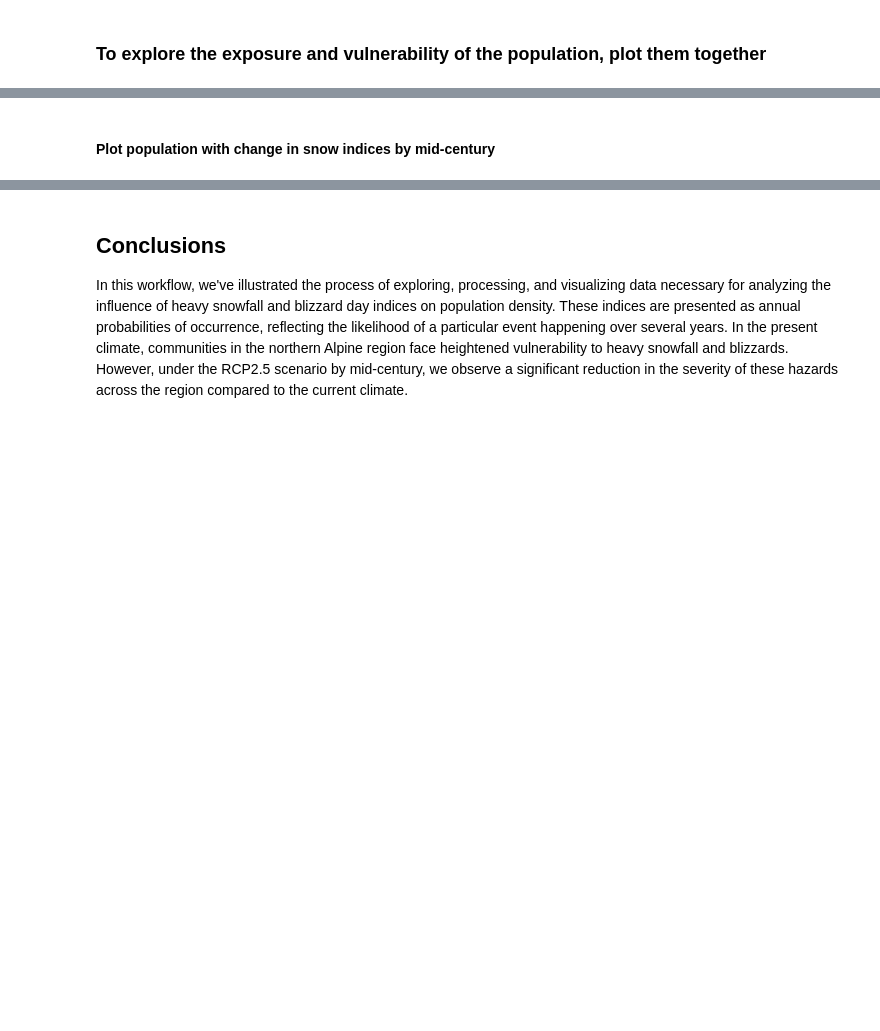
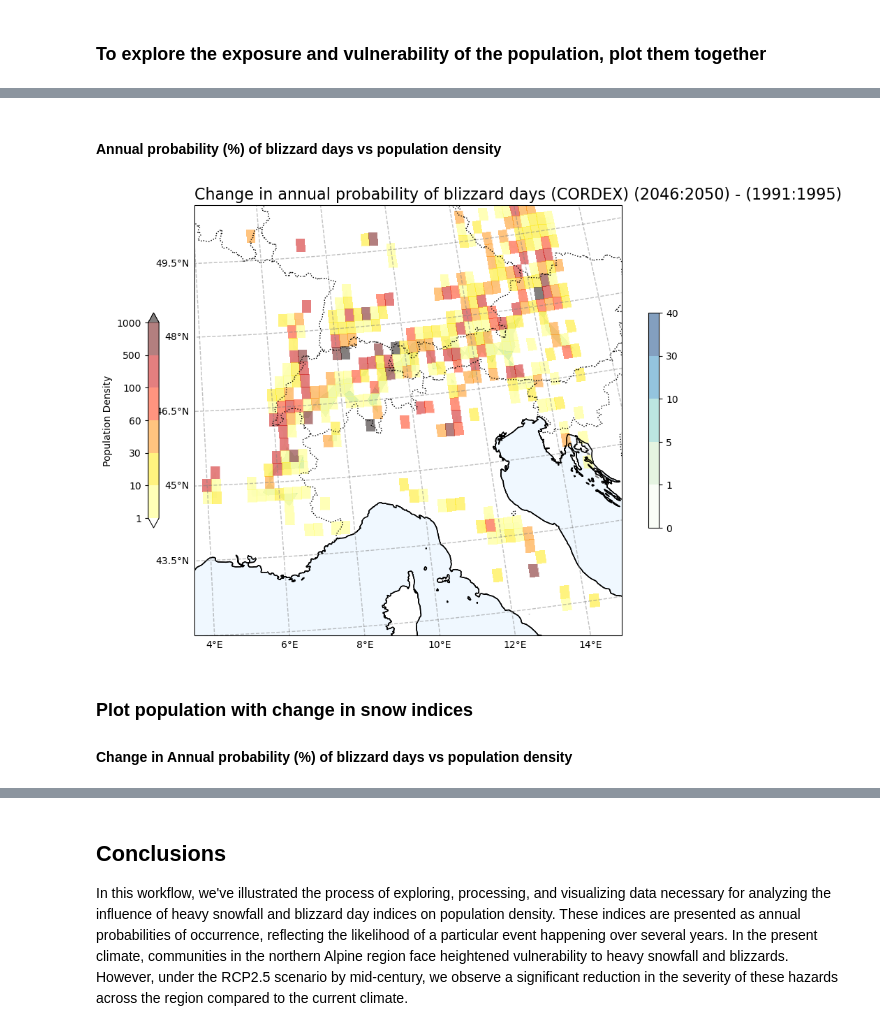
Before and after one commit to CLIMAAX/SNOW, a Jupyter notebook: 01_Heavy_snowfall_and_blizzards/Risk_assessment_SNOW_BLIZZARDS.ipynb, the cells around one changed output, grey strips where cells are left out. Saved outputs shown, nothing was run; the diff lists cells and outputs as text; code cells hidden in the pictures; blank space fills up the shorter version.

```diff
--- a/01_Heavy_snowfall_and_blizzards/Risk_assessment_SNOW_BLIZZARDS.ipynb
+++ b/01_Heavy_snowfall_and_blizzards/Risk_assessment_SNOW_BLIZZARDS.ipynb
@@ -495,24 +505,30 @@ plot_overlay_map(var1, var2, V1_p_levels, V2_p_levels, V1_cmap, V2_cmap, Tit1, V
+# %% [markdown]
+#### Annual probability (%) of blizzard days vs population density
 # %%
 population_masked_Blizard = population_masked_Blizard.rename({'longitude': 'lon','latitude': 'lat'})
 
 var1 = np.squeeze(SelArea_blizard_ind_masked)
 var2 = np.squeeze(population_masked_Blizard)
 
 V1_p_levels = [0, 1, 5, 10, 30, 40]
 V2_p_levels =  [1, 10, 30, 60, 100, 500, 1000]
 
 V1_cmap = "GnBu"
 V2_cmap = "hot_r"
 
-Tit1 = 'Change in annual probability of blizzard days'
+Tit1 = f'Change in annual probability of blizzard days (CORDEX) ({RCP_start_year}:{RCP_end_year}) - ({Hist_start_year}:{Hist_end_year})'
 V1_cb_tit = 'Population Density'
 V2_cb_tit = ' '
 
-fileout = os.path.join(plot_dir,'Population_Density_Annual_probability_blizzard.png'.format(areaname))
+fileout = os.path.join(plot_dir,f'Population_Density_Annual_probability_blizzard_CORDEX_{gcm_model_Name}_{rcm_model_Name}_{RCP_experiment_in1}_{ensemble_member_in}_{RCP_start_year}_{RCP_end_year}.png'.format(areaname))
 
 plot_overlay_map(var1, var2, V1_p_levels, V2_p_levels, V1_cmap, V2_cmap, Tit1, V1_cb_tit, V2_cb_tit,fileout,min_lon, max_lon, min_lat, max_lat)
+# %% [output]
+[figure, added]
 # %% [markdown]
-#### Plot population with change in snow indices by mid-century
+### Plot population with change in snow indices
+
+#### Change in Annual probability (%) of blizzard days vs population density
 # %%
 var2 = np.squeeze(BdayCount_anaProb_mean_change.blizzard_days)
 var1 = np.squeeze(SelArea_population)
```
Also changed, not shown: parts of 16 cells of this notebook.
